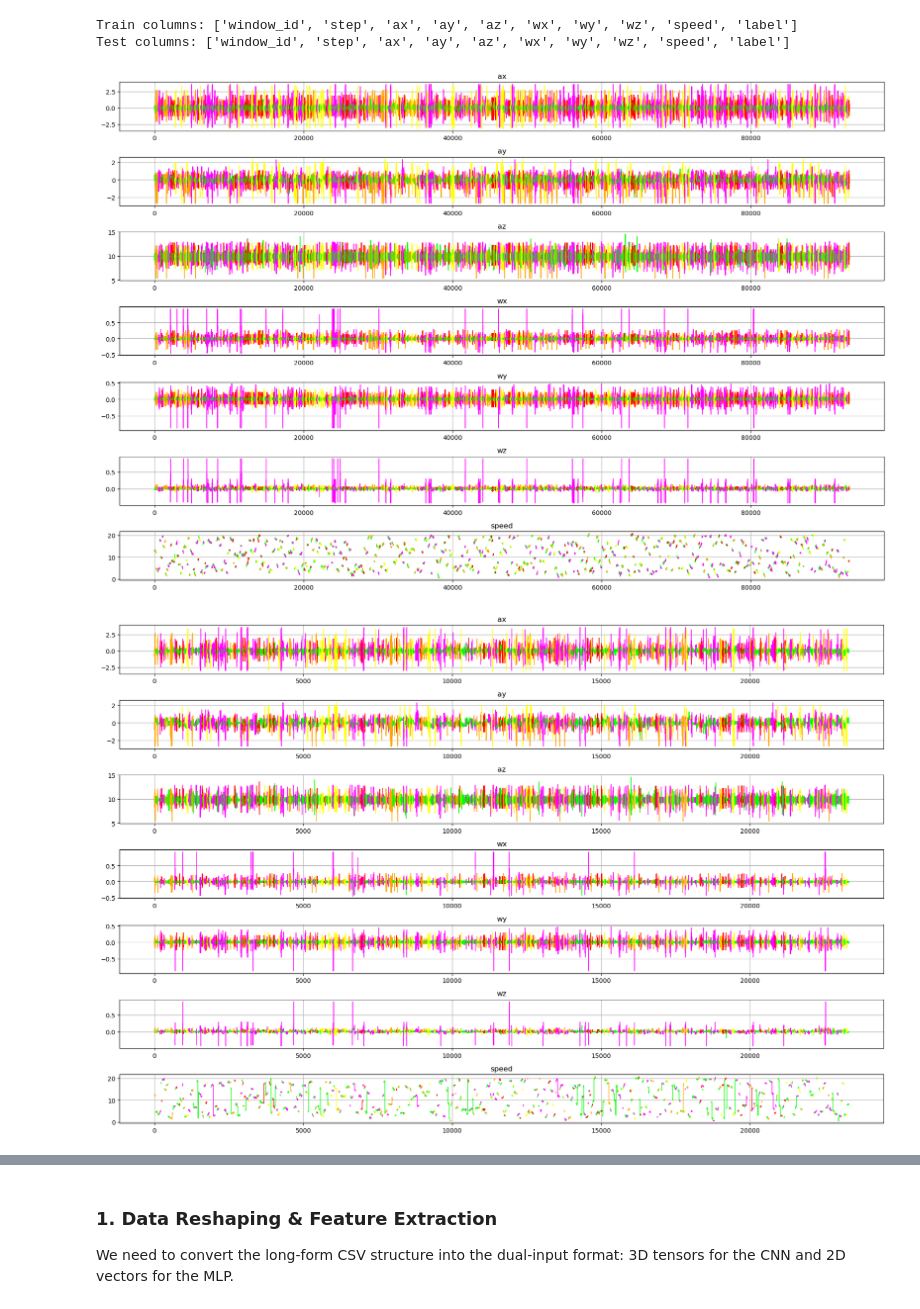
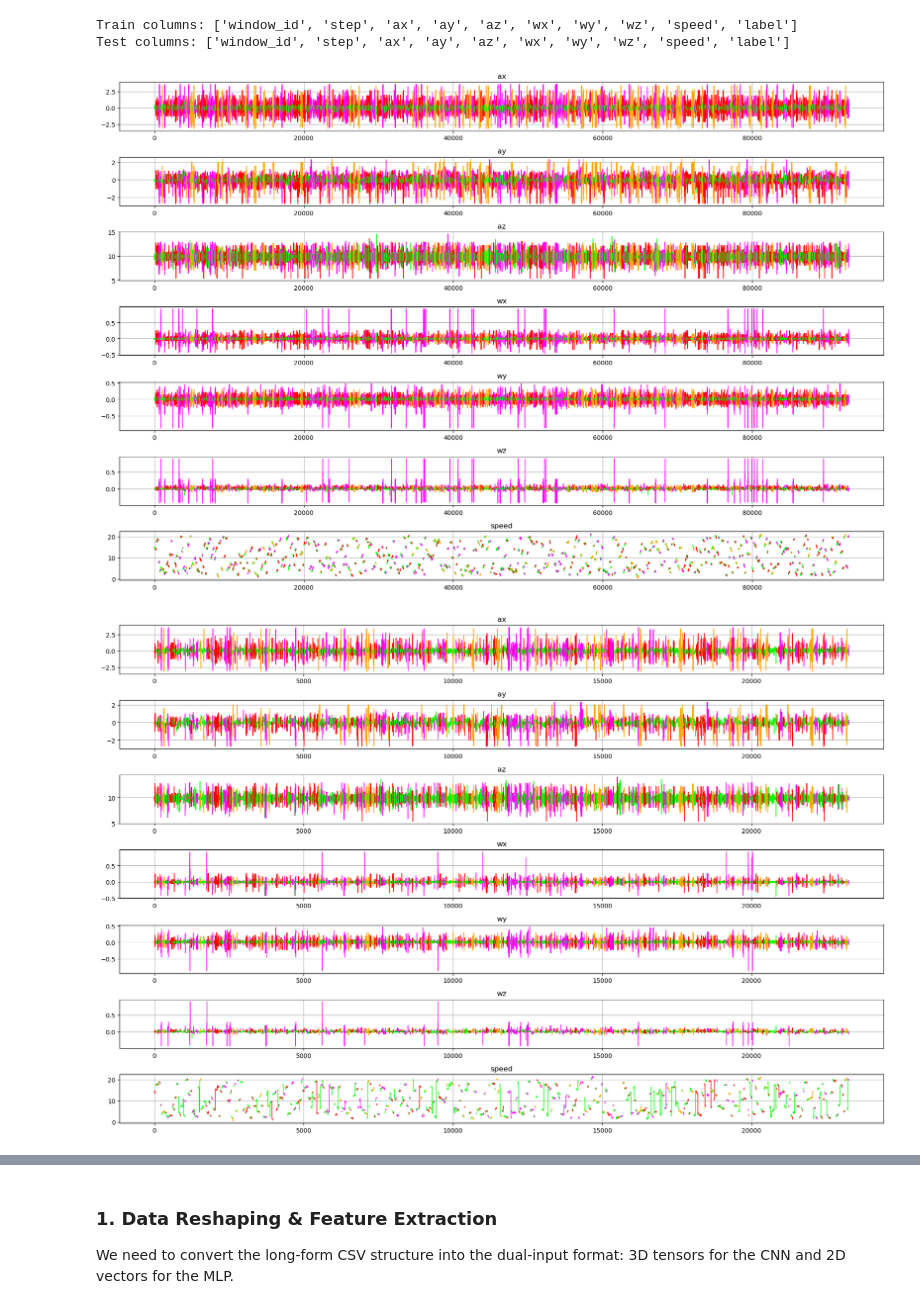
Before and after one commit to tusharbasak-hub/ARM, a Jupyter notebook: ml_model/src/model/pothole/main.ipynb, the cells around one changed output, grey strips where cells are left out. Drawn from its saved outputs; the diff is of its cells as text; code cells hidden in the pictures.

```diff
--- a/ml_model/src/model/pothole/main.ipynb
+++ b/ml_model/src/model/pothole/main.ipynb
@@ -36,10 +36,9 @@ import matplotlib.pyplot as plt
 # ===== Color mapping =====
 label_colors = {
     0: "#00FF00",   # green
-    1: "#FFFF00",   # yellow
-    2: "#FFA500",   # orange
-    3: "#FF0000",   # red
-    4: "#FF00FF"    # magenta
+    1: "#FFA500",   # orange
+    2: "#FF0000",   # red
+    3: "#FF00FF"    # magenta
 }
 
 features = ['ax', 'ay', 'az', 'wx', 'wy', 'wz', 'speed']
@@ -47,34 +46,34 @@ x_full = np.arange(len(train))
 
 plt.figure(figsize=(18, 12))
 
 for idx, feature in enumerate(features, 1):
     plt.subplot(len(features), 1, idx)
 
     start = 0
     while start < len(train):
         current_label = train['label'].iloc[start]
         end = start
 
         # find continuous segment with same label
         while end < len(train) and train['label'].iloc[end] == current_label:
             end += 1
 
         plt.plot(
             x_full[start:end],
             train[feature].iloc[start:end],
             color=label_colors[current_label],
             linewidth=1
         )
 
         start = end
 
     plt.title(feature)
     plt.grid(True)
 
 plt.tight_layout()
 plt.show()
 # %% [output]
-[figure, old version]
+[figure, new version]
 # %%
 import os
 import numpy as np
@@ -83,10 +82,9 @@ import matplotlib.pyplot as plt
 # ===== Color mapping =====
 label_colors = {
     0: "#00FF00",   # green
-    1: "#FFFF00",   # yellow
-    2: "#FFA500",   # orange
-    3: "#FF0000",   # red
-    4: "#FF00FF"    # magenta
+    1: "#FFA500",   # orange
+    2: "#FF0000",   # red
+    3: "#FF00FF"    # magenta
 }
 
 features = ['ax', 'ay', 'az', 'wx', 'wy', 'wz', 'speed']
@@ -121,7 +119,7 @@ for idx, feature in enumerate(features, 1):
 plt.tight_layout()
 plt.show()
 # %% [output]
-[figure, old version]
+[figure, new version]
 # %%
 fig, axes = plt.subplots(1, 2, figsize=(14, 5))
 
```
Also changed, not shown: parts of 5 cells of this notebook, 14 other files.
